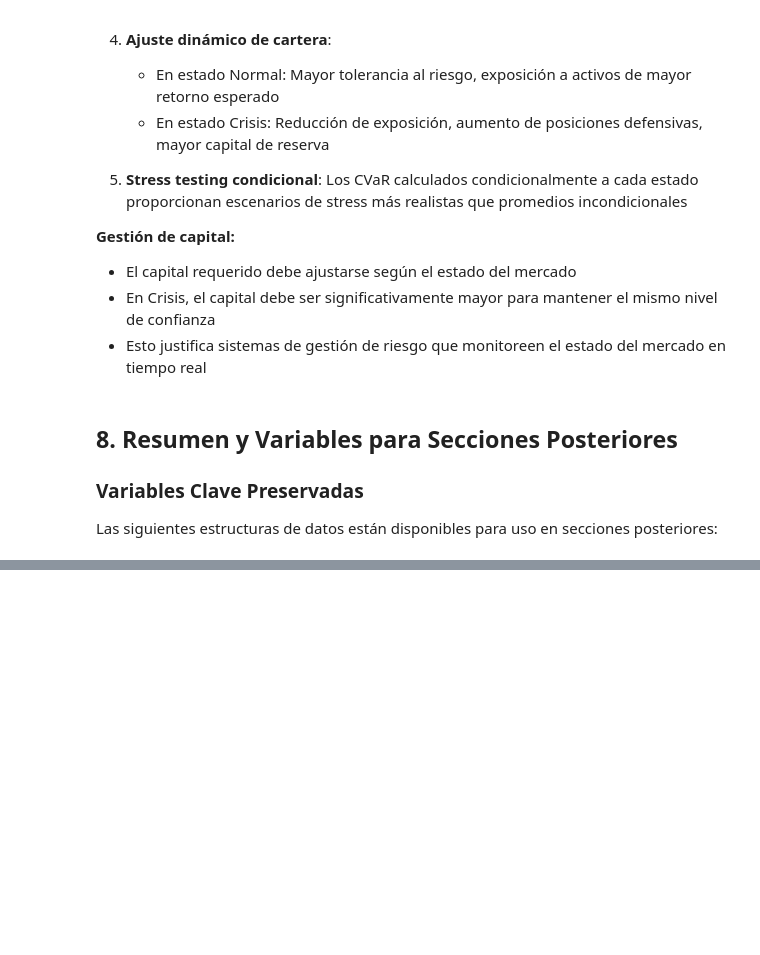
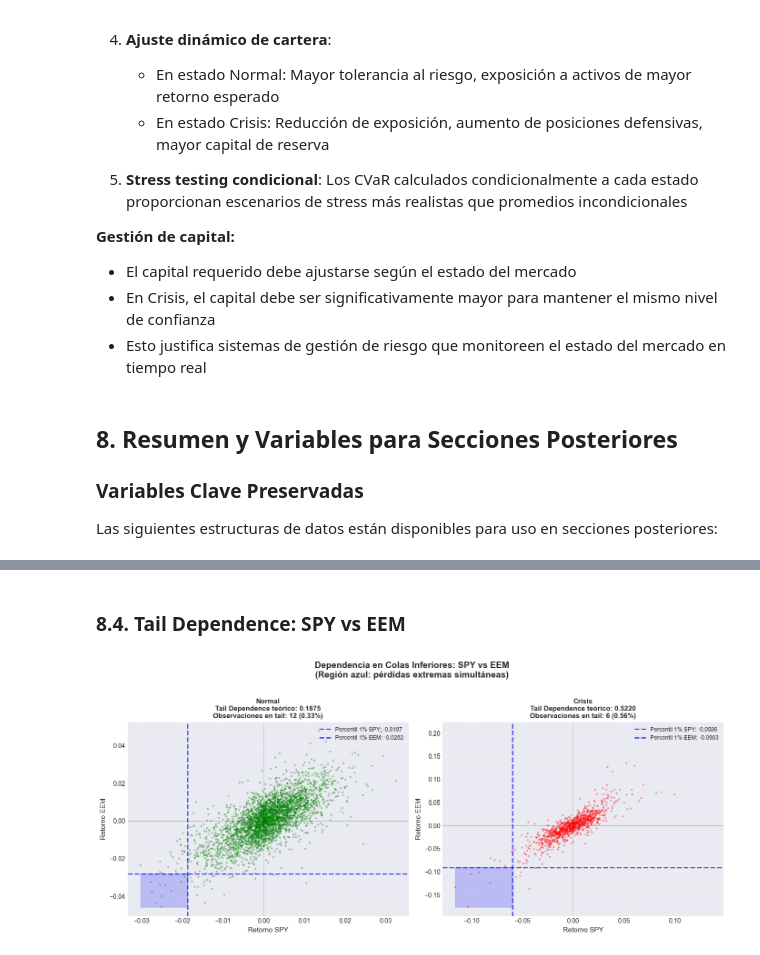
Before and after one commit to Romequinco/TAREA_GESTION_RIESGO, a Jupyter notebook: stress_testing_analysis.ipynb, the cells around one changed output, grey strips where cells are left out. Saved outputs shown, nothing was run; the diff lists cells and outputs as text; code cells hidden in the pictures; blank space fills up the shorter version.

```diff
--- a/stress_testing_analysis.ipynb
+++ b/stress_testing_analysis.ipynb
@@ -2156,0 +3238,69 @@ print("\n✓ Sección 3 completada. Distribuciones y métricas de riesgo listas
+# %% [markdown]
+### 8.4. Tail Dependence: SPY vs EEM
+# %%
+# Visualización conceptual de tail dependence para par SPY-EEM
+ticker1, ticker2 = 'SPY', 'EEM'
+
+if ticker1 in returns.columns and ticker2 in returns.columns:
+    idx1 = list(returns.columns).index(ticker1)
+    idx2 = list(returns.columns).index(ticker2)
+
+    # Obtener datos para ambos estados
+    normal_data = returns_by_state['Normal'][[ticker1, ticker2]].dropna()
+    crisis_data = returns_by_state['Crisis'][[ticker1, ticker2]].dropna()
+
+    # Calcular percentiles extremos (1% y 99%)
+    normal_p1_t1 = normal_data[ticker1].quantile(0.01)
+    normal_p1_t2 = normal_data[ticker2].quantile(0.01)
+    crisis_p1_t1 = crisis_data[ticker1].quantile(0.01)
+    crisis_p1_t2 = crisis_data[ticker2].quantile(0.01)
+
+    # Tail dependence teórico
+    corr_normal = copula_params_normal['correlation_matrix'][idx1, idx2]
+    corr_crisis = copula_params_crisis['correlation_matrix'][idx1, idx2]
+    td_normal = t_copula_tail_dependence(corr_normal, copula_params_normal['df'])
+    td_crisis = t_copula_tail_dependence(corr_crisis, copula_params_crisis['df'])
+
+    fig, axes = plt.subplots(1, 2, figsize=(14, 6))
+
+    for idx, (state_name, data, p1_t1, p1_t2, td_val) in enumerate([
+        ('Normal', normal_data, normal_p1_t1, normal_p1_t2, td_normal),
+        ('Crisis', crisis_data, crisis_p1_t1, crisis_p1_t2, td_crisis)
+    ]):
+        ax = axes[idx]
+
+        # Scatter plot
+        ax.scatter(data[ticker1], data[ticker2], alpha=0.4, s=8,
+                  color='green' if state_name == 'Normal' else 'red', edgecolors='none')
+
+        # Región de tail (cuadrante inferior izquierdo - pérdidas extremas)
+        ax.axvline(x=p1_t1, color='blue', linestyle='--', linewidth=2,
+                  label=f'Percentil 1% {ticker1}: {p1_t1:.4f}', alpha=0.7)
+        ax.axhline(y=p1_t2, color='blue', linestyle='--', linewidth=2,
+                  label=f'Percentil 1% {ticker2}: {p1_t2:.4f}', alpha=0.7)
+
+        # Contar puntos en región de tail
+        tail_region = (data[ticker1] <= p1_t1) & (data[ticker2] <= p1_t2)
+        n_tail = tail_region.sum()
+        pct_tail = 100 * n_tail / len(data)
+
+        # Resaltar región de tail
+        ax.fill_between([data[ticker1].min(), p1_t1],
+                       [data[ticker2].min(), data[ticker2].min()],
+                       [p1_t2, p1_t2], alpha=0.2, color='blue')
+
+        ax.set_xlabel(f'Retorno {ticker1}', fontsize=11)
+        ax.set_ylabel(f'Retorno {ticker2}', fontsize=11)
+        ax.set_title(f'{state_name}\nTail Dependence teórico: {td_val:.4f}\nObservaciones en tail: {n_tail} ({pct_tail:.2f}%)',
+                    fontsize=11, fontweight='bold')
+        ax.legend(fontsize=9, loc='upper right')
+        ax.grid(True, alpha=0.3)
+        ax.axhline(y=0, color='black', linestyle='-', linewidth=0.5, alpha=0.3)
+        ax.axvline(x=0, color='black', linestyle='-', linewidth=0.5, alpha=0.3)
+
+    plt.suptitle(f'Dependencia en Colas Inferiores: {ticker1} vs {ticker2}\n(Región azul: pérdidas extremas simultáneas)',
+                 fontsize=14, fontweight='bold', y=1.02)
+    plt.tight_layout()
+    plt.show()
+# %% [output]
+[figure, added]
```
Also changed, not shown: parts of 87 cells of this notebook.
